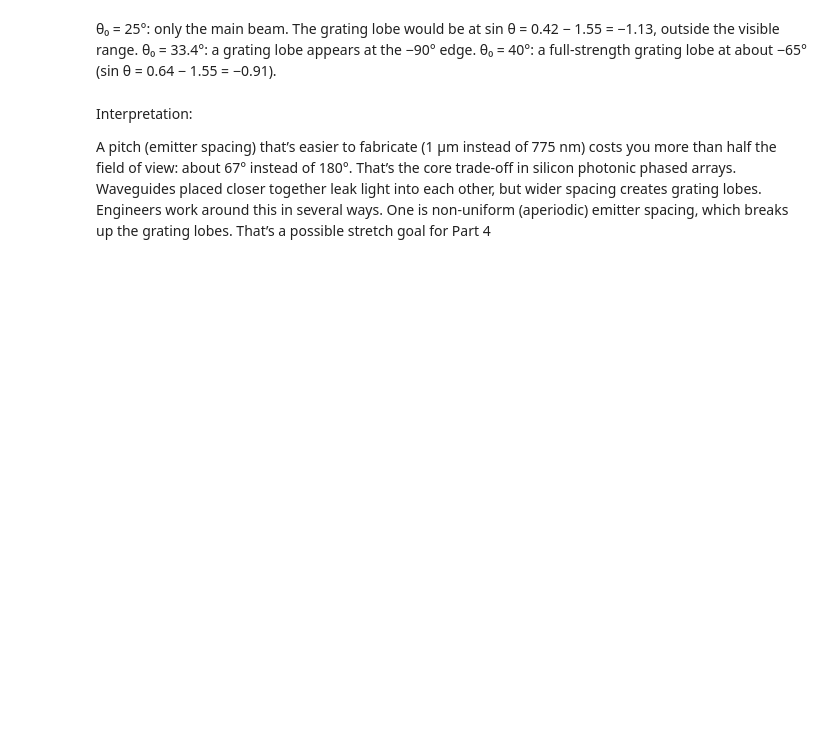
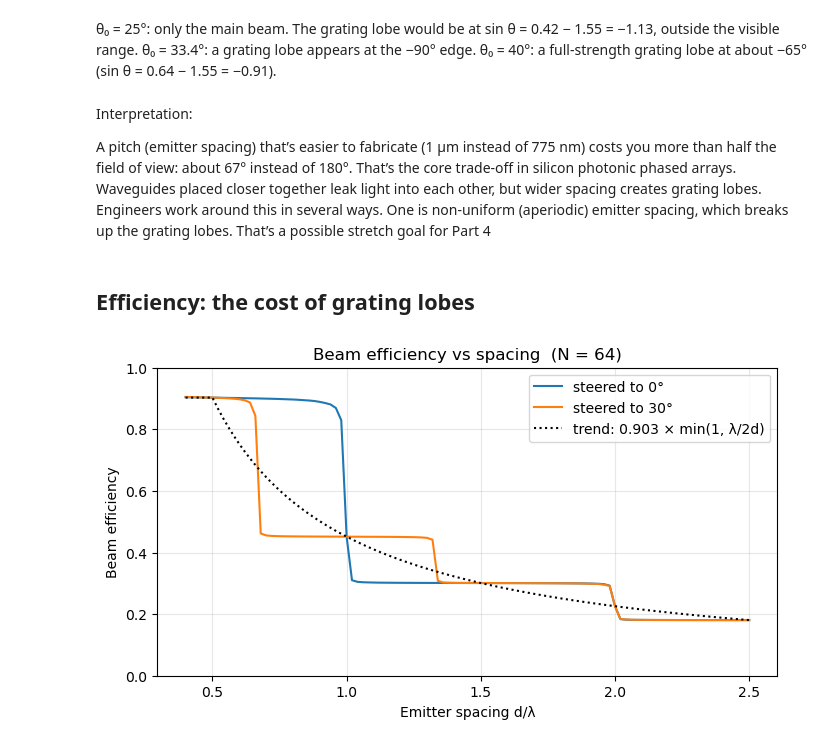
Before and after one commit to sidderz56/opa-beam-steering, a Jupyter notebook: 02_grating_lobes.ipynb, the cells around one changed output. Cells and saved outputs as stored; diff of their text form; code cells hidden in the pictures; blank space fills up the shorter version.

Commit message:
Part 2: efficiency vs spacing, power budget, efficiency map

```diff
--- a/02_grating_lobes.ipynb
+++ b/02_grating_lobes.ipynb
@@ -165,3 +167,22 @@ Interpretation:
 A pitch (emitter spacing) that’s easier to fabricate (1 µm instead of 775 nm) costs you more than half the field of view: about 67° instead of 180°.
 That’s the core trade-off in silicon photonic phased arrays. Waveguides placed closer together leak light into each other, but wider spacing creates grating lobes.
 Engineers work around this in several ways. One is non-uniform (aperiodic) emitter spacing, which breaks up the grating lobes. That’s a possible stretch goal for Part 4
+# %% [markdown]
+## Efficiency: the cost of grating lobes ##
+# %%
+import importlib, opa; importlib.reload(opa)      # pick up power_budget without restarting
+from opa import power_budget
+
+N_eff = 64
+r_sweep = np.linspace(0.4, 2.5, 106)               # d/λ
+
+fig, ax = plt.subplots(figsize=(8, 4))
+for th0 in [0, 30]:
+    eff = [power_budget(np.arange(N_eff) * r * wl, wl, theta0_deg=th0)["beam_eff"] for r in r_sweep]
+    ax.plot(r_sweep, eff, label=f"steered to {th0}°")
+ax.plot(r_sweep, 0.903 * np.minimum(1, 0.5 / r_sweep), "k:", label="trend: 0.903 × min(1, λ/2d)")
+ax.set_xlabel("Emitter spacing d/λ"); ax.set_ylabel("Beam efficiency")
+ax.set_ylim(0, 1); ax.set_title(f"Beam efficiency vs spacing  (N = {N_eff})")
+ax.legend(); ax.grid(alpha=0.3); plt.show()
+# %% [output]
+[figure, added]
```
Also changed, not shown: parts of 15 cells of this notebook.
